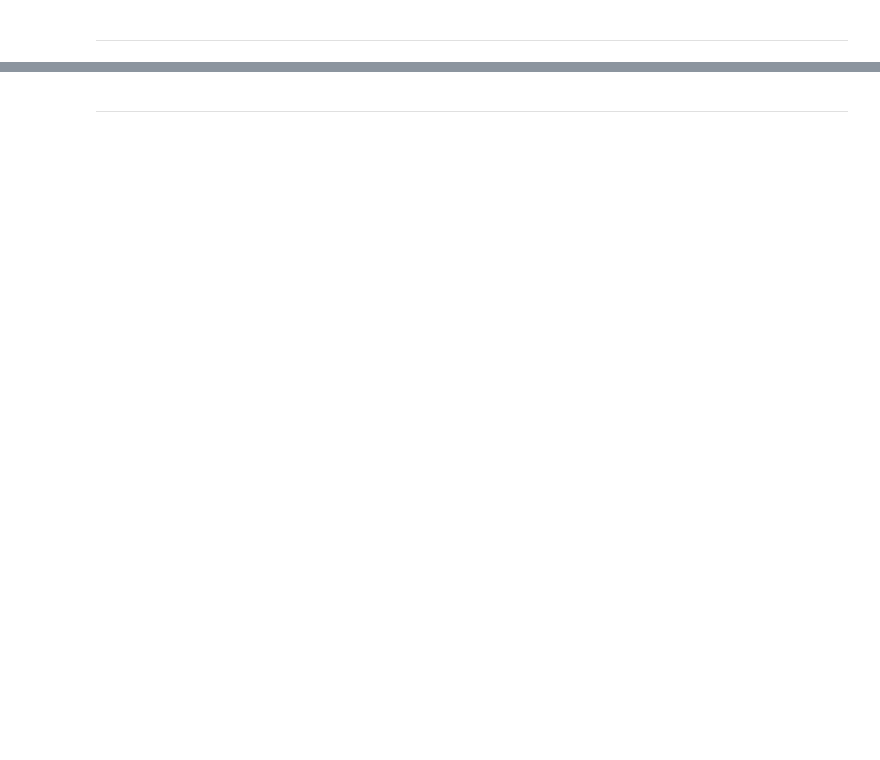
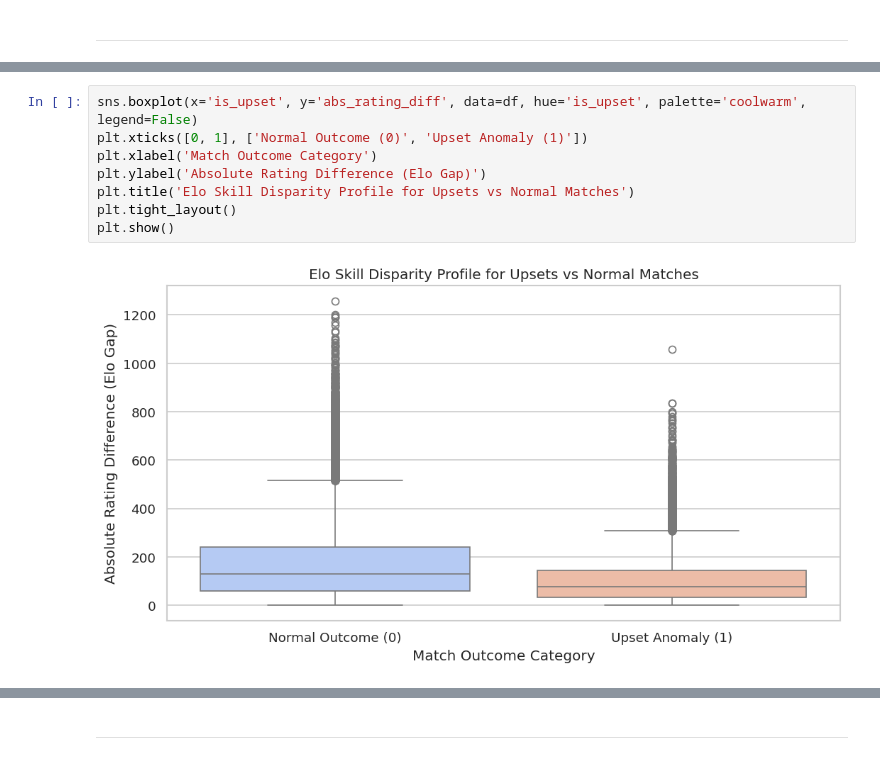
Before and after one commit to musubi3/chess-outcome-predictor, a Jupyter notebook: notebooks/01_eda.ipynb, the cells around one changed output, grey strips where cells are left out. Saved outputs shown, nothing was run; the diff lists cells and outputs as text; blank space fills up the shorter version.

```diff
--- a/notebooks/01_eda.ipynb
+++ b/notebooks/01_eda.ipynb
@@ -180,0 +166,10 @@ plt.show()
+# %%
+sns.boxplot(x='is_upset', y='abs_rating_diff', data=df, hue='is_upset', palette='coolwarm', legend=False)
+plt.xticks([0, 1], ['Normal Outcome (0)', 'Upset Anomaly (1)'])
+plt.xlabel('Match Outcome Category')
+plt.ylabel('Absolute Rating Difference (Elo Gap)')
+plt.title('Elo Skill Disparity Profile for Upsets vs Normal Matches')
+plt.tight_layout()
+plt.show()
+# %% [output]
+[figure, added]
```
Also changed, not shown: parts of 28 cells of this notebook.
